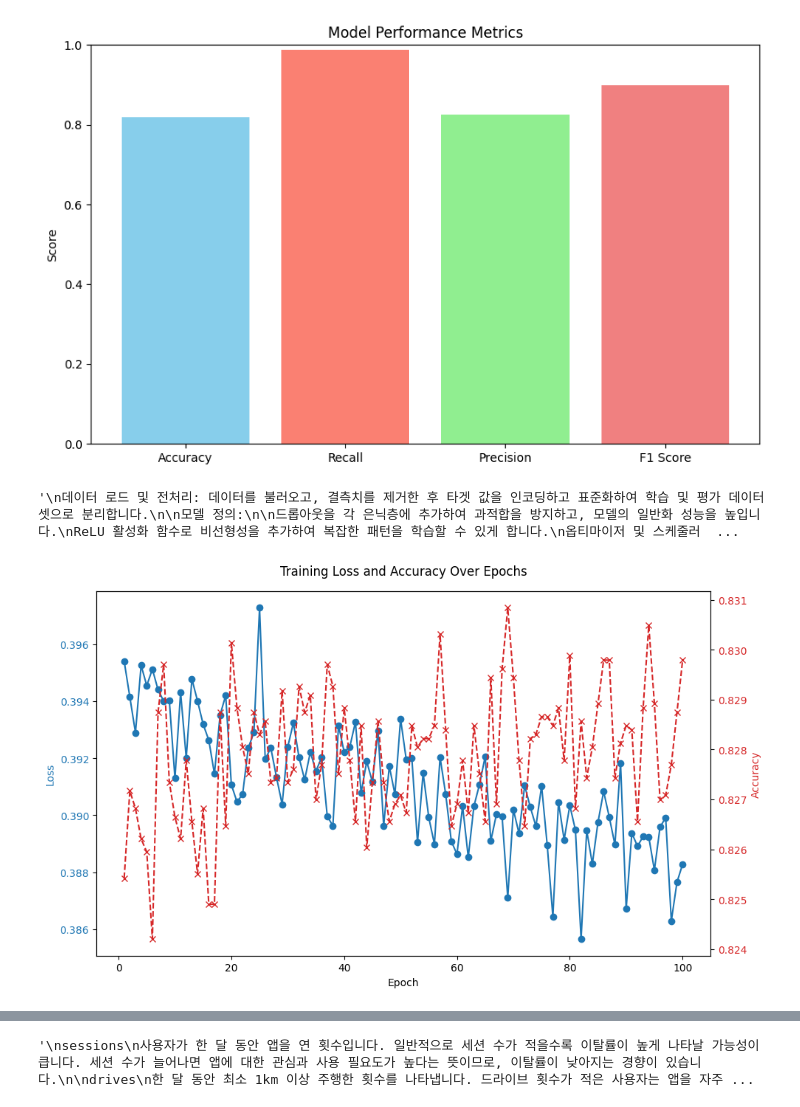
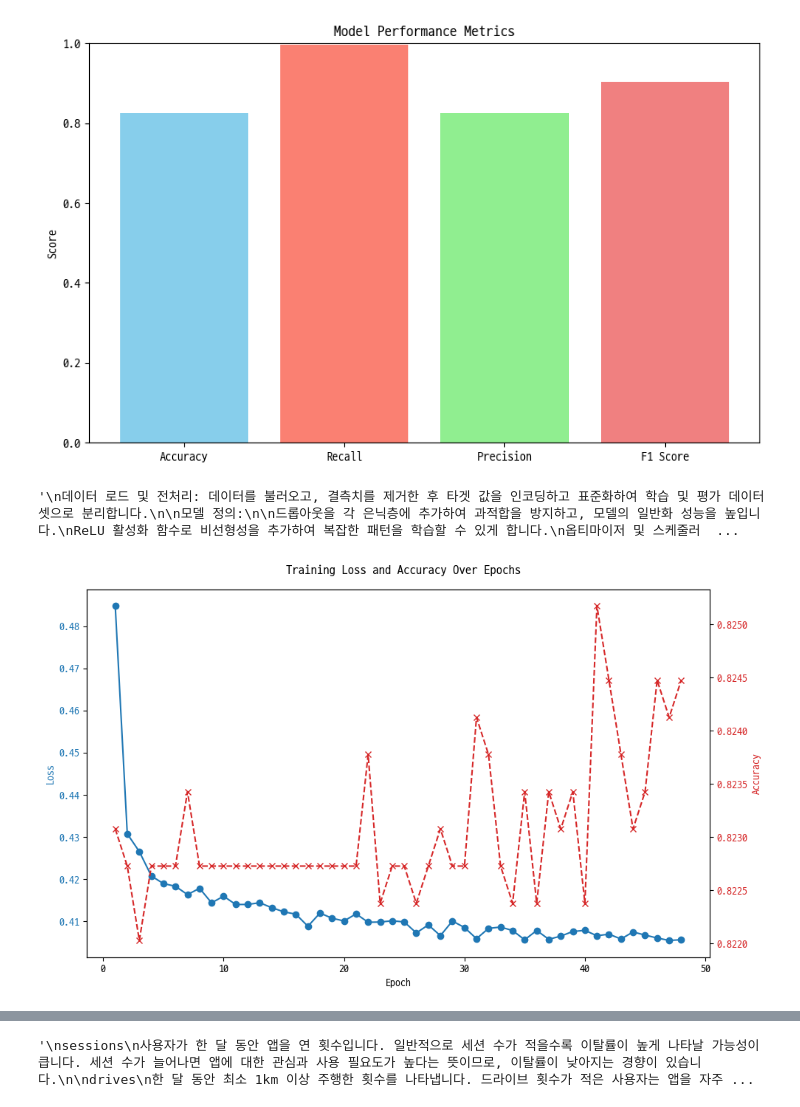
Before and after one commit to SKNETWORKS-FAMILY-AICAMP/SKN06-2nd-6Team, a Jupyter notebook: DL.ipynb, the cells around one changed output, grey strips where cells are left out. Cells and saved outputs as stored; diff of their text form; code cells hidden in the pictures.

```diff
--- a/DL.ipynb
+++ b/DL.ipynb
@@ -1,6 +1,4 @@
 # %%
-
-
 import pandas as pd
 import numpy as np
 import torch
@@ -16,20 +14,19 @@ import torch.optim as optim
 import time
 
 
-
 # 데이터 로드 및 전처리 함수
 def load_and_preprocess_data(file_path):
     # 데이터 로드
     data = pd.read_csv(file_path)
 
-
     # 입력 데이터(X)와 타겟(y) 분리
     X = data.drop(["ID", "label"], axis=1)
-    y = data["label"]
+    y = np.array(data["label"])
+    y = y.reshape(-1, 1)
 
     # 데이터 분할
     X_train, X_test, y_train, y_test = train_test_split(
-        X, y, test_size=0.2, random_state=42
+        X, y, stratify=y, test_size=0.2, random_state=42
     )
 
     # 데이터 표준화
@@ -42,4 +39,6 @@ def load_and_preprocess_data(file_path):
 
 # 데이터 로드 및 분리
 X_train, X_test, y_train, y_test = load_and_preprocess_data("data/preprocessed.csv")
+# %%
+device = torch.device("cuda" if torch.cuda.is_available() else "cpu")
 # %%
@@ -85,10 +89,10 @@ class ChurnPredictionModel(nn.Module):
 # %%
 # 모델, 손실 함수, 옵티마이저 및 학습률 스케줄러 정의
 input_dim = X_train.shape[1]
-model = ChurnPredictionModel(input_dim)
+model = ChurnPredictionModel()
 
-criterion = nn.BCELoss()                     # 이진 분류에 적합한 손실 함수
-optimizer = torch.optim.Adam(model.parameters(), lr=0.001)  # Adam 옵티마이저
+criterion = nn.BCELoss()  # 이진 분류에 적합한 손실 함수
+optimizer = optim.Adam(model.parameters(), lr=0.001)  # Adam 옵티마이저
 
 # 학습률 조정 스케줄러: CosineAnnealingWarmRestarts를 사용하여 학습률을 주기적으로 리셋
 scheduler = CosineAnnealingWarmRestarts(optimizer, T_0=5, T_mult=1, eta_min=0.00001)
@@ -191,14 +207,4 @@ Total Training Time: 53.29 seconds
 # %%
-# 모델 평가
-model.eval()
-y_pred_list = []
-with torch.no_grad():
-    for X_batch, _ in test_loader:
-        y_pred = model(X_batch).squeeze()
-        y_pred = y_pred.round()  # 0.5를 기준으로 반올림하여 이진 분류
-        y_pred_list.append(y_pred.numpy())
-y_pred_list = np.concatenate(y_pred_list)
-
 # 성능 평가 지표 계산
 accuracy = accuracy_score(y_test, y_pred_list)
 recall = recall_score(y_test, y_pred_list)
@@ -206,17 +212,17 @@ precision = precision_score(y_test, y_pred_list)
 f1 = f1_score(y_test, y_pred_list)
 
 # 정확도, 재현율, 정밀도, F1 점수 시각화
-metrics = ['Accuracy', 'Recall', 'Precision', 'F1 Score']
+metrics = ["Accuracy", "Recall", "Precision", "F1 Score"]
 values = [accuracy, recall, precision, f1]
 
 plt.figure(figsize=(10, 6))
-plt.bar(metrics, values, color=['skyblue', 'salmon', 'lightgreen', 'lightcoral'])
+plt.bar(metrics, values, color=["skyblue", "salmon", "lightgreen", "lightcoral"])
 plt.ylim(0, 1)
-plt.title('Model Performance Metrics')
-plt.ylabel('Score')
+plt.title("Model Performance Metrics")
+plt.ylabel("Score")
 plt.show()
 # %% [output]
-[figure, old version]
+[figure, new version]
 # %%
 """
 데이터 로드 및 전처리: 데이터를 불러오고, 결측치를 제거한 후 타겟 값을 인코딩하고 표준화하여 학습 및 평가 데이터셋으로 분리합니다.
@@ -240,23 +246,36 @@ scheduler.step()을 통해 매 에포크마다 학습률을 조정하여 **과
 # %%
 # 이중 y축 그래프: 학습 손실 및 정확도 변화 추세
 fig, ax1 = plt.subplots(figsize=(10, 6))
 
 # 손실 값 (왼쪽 y축)
-color = 'tab:blue'
-ax1.set_xlabel('Epoch')
-ax1.set_ylabel('Loss', color=color)
-ax1.plot(range(1, len(train_losses) + 1), train_losses, color=color, marker='o', label='Train Loss')
-ax1.tick_params(axis='y', labelcolor=color)
+color = "tab:blue"
+ax1.set_xlabel("Epoch")
+ax1.set_ylabel("Loss", color=color)
+ax1.plot(
+    range(1, len(train_losses) + 1),
+    train_losses,
+    color=color,
+    marker="o",
+    label="Train Loss",
+)
+ax1.tick_params(axis="y", labelcolor=color)
 
 # 정확도 값 (오른쪽 y축)
 ax2 = ax1.twinx()
-color = 'tab:red'
-ax2.set_ylabel('Accuracy', color=color)
-ax2.plot(range(1, len(train_accuracies) + 1), train_accuracies, color=color, marker='x', linestyle='--', label='Train Accuracy')
-ax2.tick_params(axis='y', labelcolor=color)
+color = "tab:red"
+ax2.set_ylabel("Accuracy", color=color)
+ax2.plot(
+    range(1, len(valid_acces) + 1),
+    valid_acces,
+    color=color,
+    marker="x",
+    linestyle="--",
+    label="valid Accuracy",
+)
+ax2.tick_params(axis="y", labelcolor=color)
 
-fig.suptitle('Training Loss and Accuracy Over Epochs')
+fig.suptitle("Training Loss and Accuracy Over Epochs")
 fig.tight_layout()
 plt.show()
 # %% [output]
-[figure, old version]
+[figure, new version]
```
Also changed, not shown: parts of 12 cells of this notebook, 1 other file.
